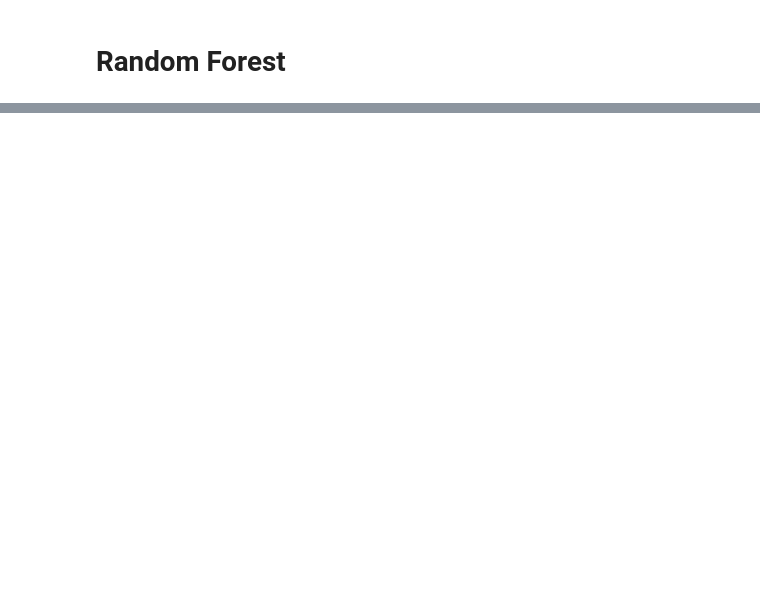
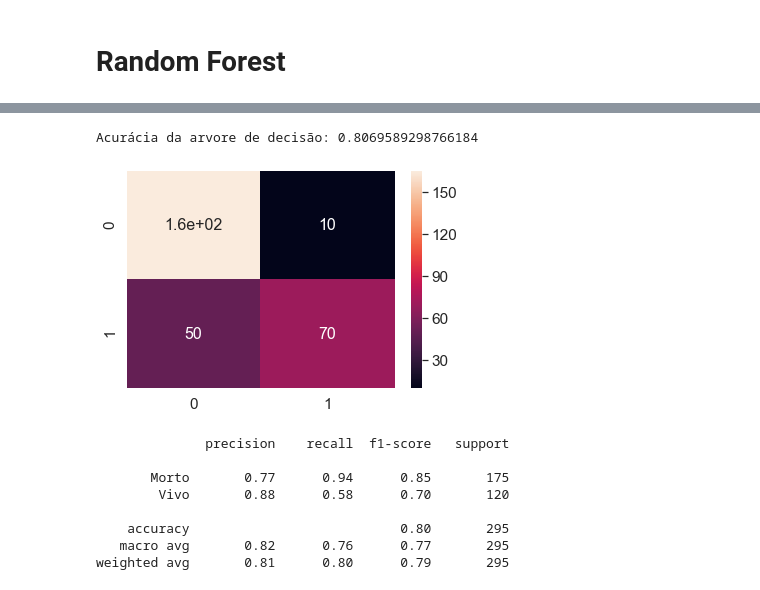
Before and after one commit to lucas-amin/PatternRecognition, a Jupyter notebook: projeto1/Entrega.ipynb, the cells around one changed output, grey strips where cells are left out. Saved outputs shown, nothing was run; the diff lists cells and outputs as text; code cells hidden in the pictures; blank space fills up the shorter version.

```diff
--- a/projeto1/Entrega.ipynb
+++ b/projeto1/Entrega.ipynb
@@ -704,0 +900,28 @@ weighted avg       0.81      0.80      0.80       295
+# %%
+dtc = clf_rs.best_estimator_
+print("Acurácia da arvore de decisão:", np.mean(cross_val_score(dtc, scaled_train, df_train_y.tolist(), cv=5)))
+
+dtc = dtc.fit(X_train, y_train)
+
+y_pred = dtc.predict(X_test)
+
+cm = confusion_matrix(y_test, y_pred, labels=None)
+
+df_cm = pd.DataFrame(cm, range(2), range(2))
+
+sns.set(font_scale=1.4)#for label size
+sns.heatmap(df_cm, annot=True,annot_kws={"size": 16})# font size
+plt.show()
+
+print(classification_report(y_test, y_pred, target_names=["Morto", "Vivo"]))
+# %% [output]
+Acurácia da arvore de decisão: 0.8069589298766184
+[figure, added]
+              precision    recall  f1-score   support
+
+       Morto       0.77      0.94      0.85       175
+        Vivo       0.88      0.58      0.70       120
+
+    accuracy                           0.80       295
+   macro avg       0.82      0.76      0.77       295
+weighted avg       0.81      0.80      0.79       295
```
Also changed, not shown: parts of 27 cells of this notebook, 4 other files.
